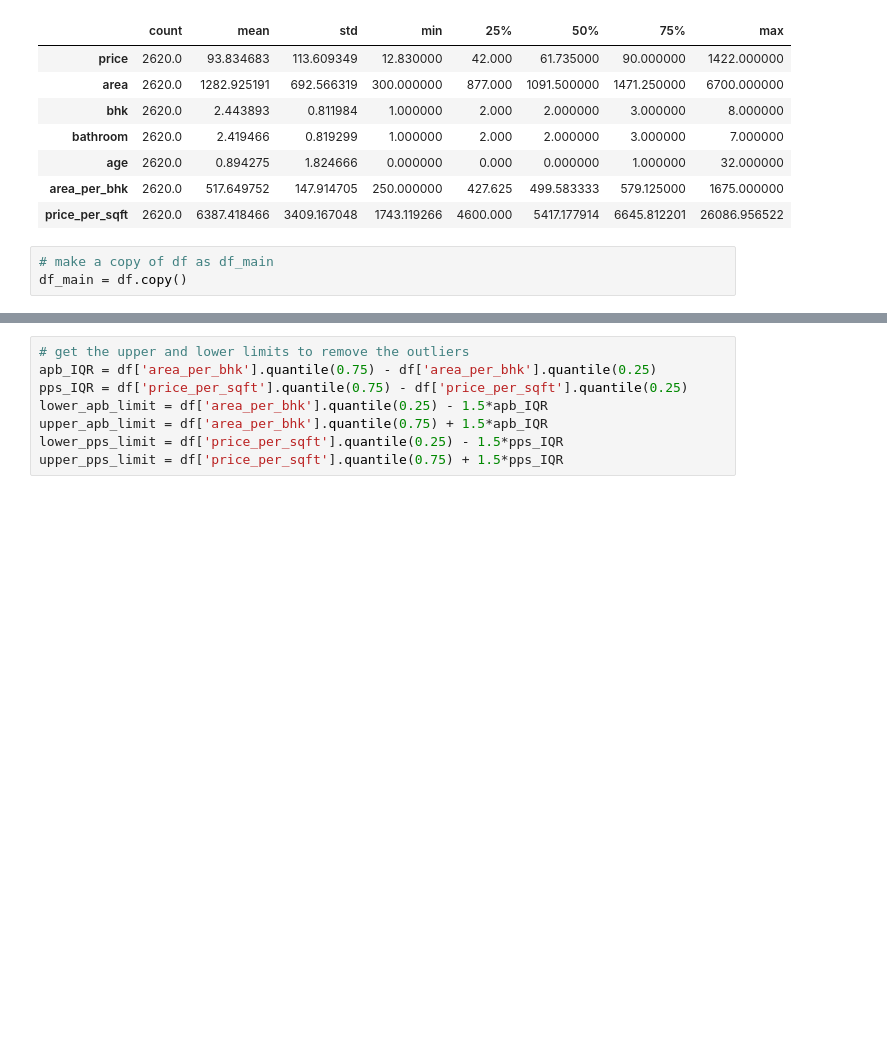
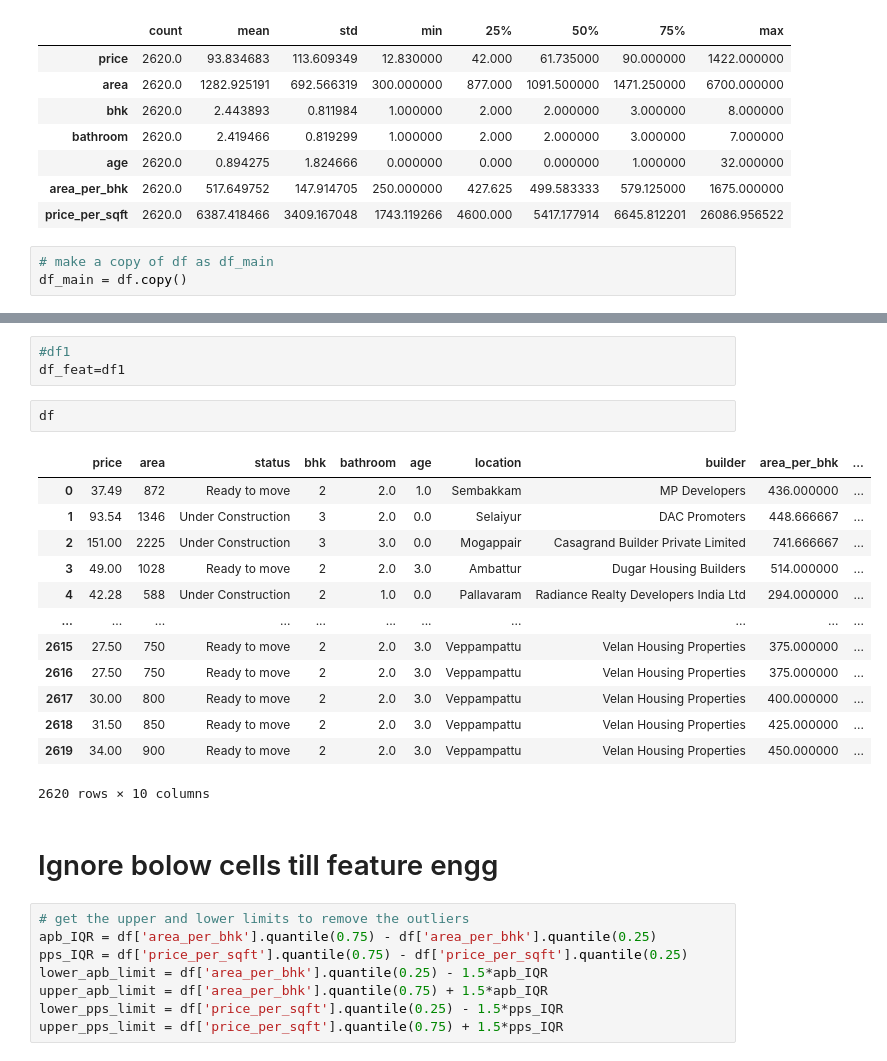
Before and after one commit to rajeevteejwal/Chennai-House-Price, a Jupyter notebook: notebooks/analysis.ipynb, the cells around one changed output, grey strips where cells are left out. Cells and saved outputs as stored; diff of their text form; blank space fills up the shorter version.

```diff
--- a/notebooks/analysis.ipynb
+++ b/notebooks/analysis.ipynb
@@ -207,3 +248,24 @@ df_main = df.copy()
+# %%
+#df1
+df_feat=df1
+# %%
+df
+# %% [output]
+|  | price | area | status | bhk | bathroom | age | location | builder | area_per_bhk | ... |
+| 0 | 37.49 | 872 | Ready to move | 2 | 2.0 | 1.0 | Sembakkam | MP Developers | 436.000000 | ... |
+| 1 | 93.54 | 1346 | Under Construction | 3 | 2.0 | 0.0 | Selaiyur | DAC Promoters | 448.666667 | ... |
+| 2 | 151.00 | 2225 | Under Construction | 3 | 3.0 | 0.0 | Mogappair | Casagrand Builder Private Limited | 741.666667 | ... |
+| 3 | 49.00 | 1028 | Ready to move | 2 | 2.0 | 3.0 | Ambattur | Dugar Housing Builders | 514.000000 | ... |
+| 4 | 42.28 | 588 | Under Construction | 2 | 1.0 | 0.0 | Pallavaram | Radiance Realty Developers India Ltd | 294.000000 | ... |
+| ... | ... | ... | ... | ... | ... | ... | ... | ... | ... | ... |
+| 2615 | 27.50 | 750 | Ready to move | 2 | 2.0 | 3.0 | Veppampattu | Velan Housing Properties | 375.000000 | ... |
+| 2616 | 27.50 | 750 | Ready to move | 2 | 2.0 | 3.0 | Veppampattu | Velan Housing Properties | 375.000000 | ... |
+| 2617 | 30.00 | 800 | Ready to move | 2 | 2.0 | 3.0 | Veppampattu | Velan Housing Properties | 400.000000 | ... |
+| 2618 | 31.50 | 850 | Ready to move | 2 | 2.0 | 3.0 | Veppampattu | Velan Housing Properties | 425.000000 | ... |
+| 2619 | 34.00 | 900 | Ready to move | 2 | 2.0 | 3.0 | Veppampattu | Velan Housing Properties | 450.000000 | ... |
+2620 rows × 10 columns
+# %% [markdown]
+# Ignore bolow cells till feature engg
 # %%
 # get the upper and lower limits to remove the outliers
 apb_IQR = df['area_per_bhk'].quantile(0.75) - df['area_per_bhk'].quantile(0.25)
```
Also changed, not shown: parts of 26 cells of this notebook.
